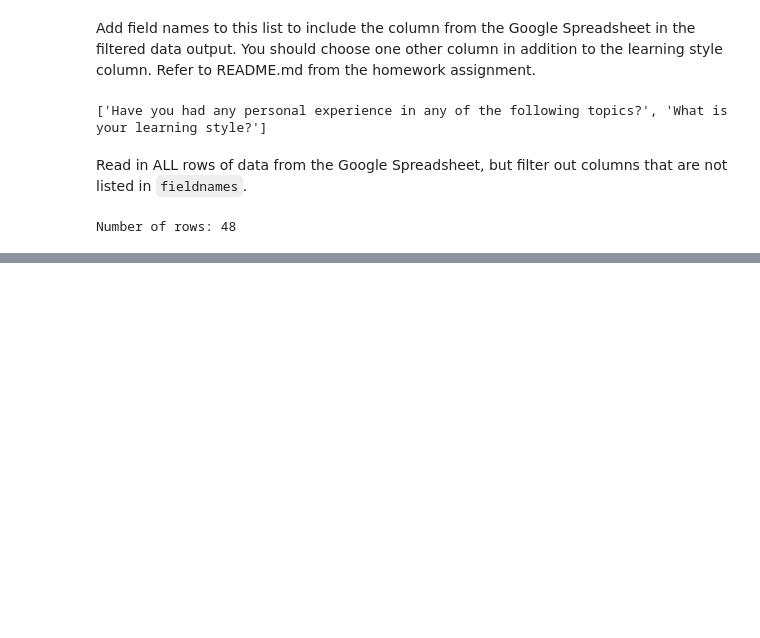
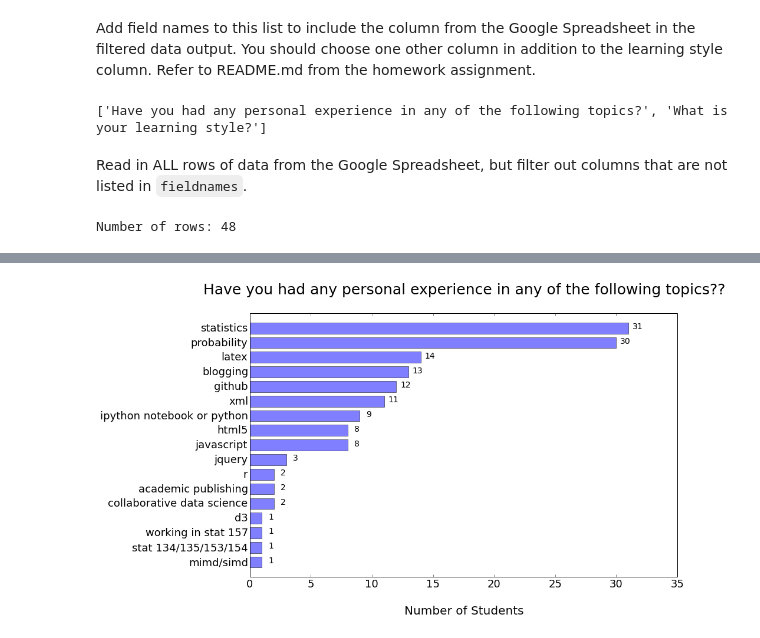
Before and after one commit to kqdtran/questionnaire, a Jupyter notebook: example.ipynb, the cells around one changed output, grey strips where cells are left out. Cells and saved outputs as stored; diff of their text form; code cells hidden in the pictures; blank space fills up the shorter version.

Commit message:
Update with Christina's graph

```diff
--- a/example.ipynb
+++ b/example.ipynb
@@ -85,6 +90,6 @@ for row in filtered_data:
     if style:
         learningStyles.append(style[0])
 
-experienceDict = sorted(experienceDict.items(), key=lambda (k, v): v)
+experienceDict = collections.OrderedDict(sorted(experienceDict.items(), key=lambda (k, v): v))
 # %%
 ### DICTIONARY FOR EXPERIENCE AND HOW MANY PEOPLE ARE FAMILIAR WITH A SKILL
@@ -103,0 +111,33 @@ print learningStyles
+# %%
+# Attach text labels at the end of the graph
+def autolabel(rects):
+    for ii,rect in enumerate(rects):
+        height = rect.get_height()
+        plt.text(height+rect.get_width(), rect.get_y()+0.2,
+                '%s'% (experienceDict.values()[ii]),
+                ha='center', va='bottom', size=14)
+
+fig, ay = plt.subplots()
+ind = np.arange(17)
+width = 0.75
+rects1 = ay.barh(ind, tuple(experienceDict.values()), width, alpha=0.5, align='center')
+autolabel(rects1)
+
+# Change size of whole graph
+fig = plt.gcf()
+fig.set_size_inches(13,8)
+plt.savefig('test2png.png', dpi=100)
+
+plt.yticks(range(len(experienceDict)), experienceDict.keys(), size=18)
+plt.xticks(size=18)
+plt.xlabel('\nNumber of Students', size=20)
+plt.title('Have you had any personal experience in any of the following topics??\n', size=25)
+
+# Adjust graph limits
+ymin, ymax = plt.ylim()   # return the current ylim
+plt.ylim(ymax = 17, ymin=-1)  # set the ylim to ymin, ymax
+plt.xlim(xmax = 35)
+
+plt.tick_params(axis='y', right=False, left=False)
+# %% [output]
+[figure, added]
```
Also changed, not shown: parts of 7 cells of this notebook, 1 other file.
